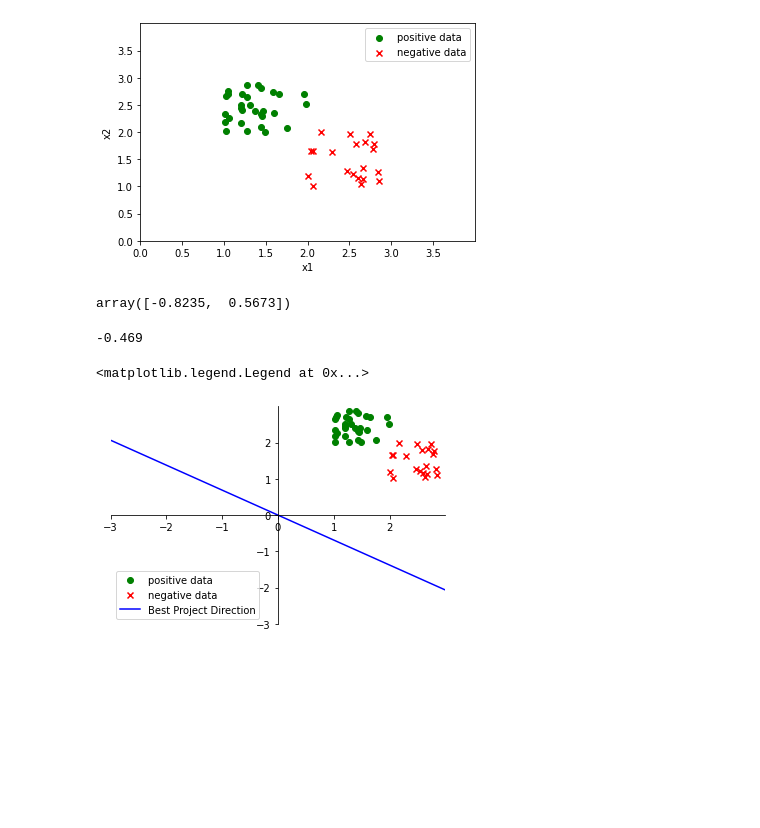
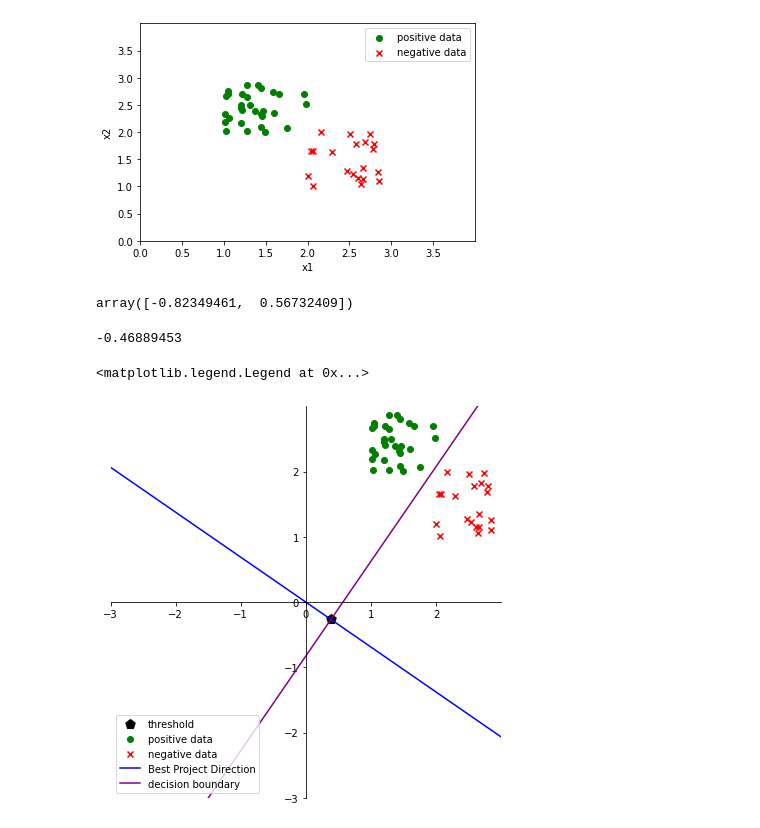
Before and after one commit to SXUSongJH/SXUSongJH.github.io, a Jupyter notebook: Code/Machine Learn/2.Perception and LDA.ipynb, the cells around one changed output. Saved outputs shown, nothing was run; the diff lists cells and outputs as text; code cells hidden in the pictures; blank space fills up the shorter version.

```diff
--- a/Code/Machine Learn/2.Perception and LDA.ipynb
+++ b/Code/Machine Learn/2.Perception and LDA.ipynb
@@ -211,12 +211,12 @@ def LDA_param_solving(train_data):
     w = np.dot(np.linalg.inv(pos_X_var+neg_X_var),pos_X_mean-neg_X_mean)
     w = w/np.linalg.norm(w)
 
-    return w.round(4)
+    return w.round(8)
 # %%
 w_hat = LDA_param_solving(train_data=train_data)
 w_hat
 # %% [output]
-array([-0.8235,  0.5673])
+array([-0.82349461,  0.56732409])
 # %%
 def LDA_threshold(train_data):
     w = LDA_param_solving(train_data)
@@ -230,28 +230,35 @@ def LDA_threshold(train_data):
 
     t = (np.dot(w,pos_X_mean)+np.dot(w,neg_X_mean))/2
 
-    return round(t,4)
+    return round(t,8)
 # %%
 threshold = LDA_threshold(train_data)
 threshold
 # %% [output]
--0.469
+-0.46889453
 # %%
 x1_line = np.linspace(-3,3,1000)
-x2_line = (w_hat[1]*x1_line)/w_hat[0]
+x2_line = (w_hat[1]/w_hat[0])*x1_line
+theta = math.atan(w_hat[1]/w_hat[0])
+threshold_x1 = -math.cos(-theta)*threshold
+threshold_x2 = math.sin(-theta)*threshold
+decision_boundary_x2 = (-w_hat[0]/w_hat[1])*x1_line+(threshold_x2+(w_hat[0]/w_hat[1])*threshold_x1)
+plt.figure(figsize=(7, 7.2))
+plt.scatter(x=threshold_x1,y=threshold_x2,marker="p",c="black",label="threshold",s=100,alpha=1)
 plt.scatter(x=positivedata["x1"],y=positivedata["x2"],marker="o",c="green",label="positive data")
 plt.scatter(x=negativedata["x1"],y=negativedata["x2"],marker="x",c="red",label="negative data")
 plt.plot(x1_line,x2_line,c="blue",label="Best Project Direction")
+plt.plot(x1_line,decision_boundary_x2,c="purple",label="decision boundary")
 ax = plt.subplot()
 ax.spines['top'].set_visible(False)
 ax.spines['right'].set_visible(False)
 ax.spines['bottom'].set_position(('data',0))
 ax.spines['left'].set_position(('data',0))
 plt.xlim((-3,3))
 plt.ylim((-3,3))
 plt.xticks(np.arange(-3,3,1))
 plt.yticks(np.arange(-3,3,1))
-plt.legend()
+plt.legend(loc="lower left")
 # %% [output]
 <matplotlib.legend.Legend at 0x...>
-[figure, old version]
+[figure, new version]
```
Also changed, not shown: 7 other files.
